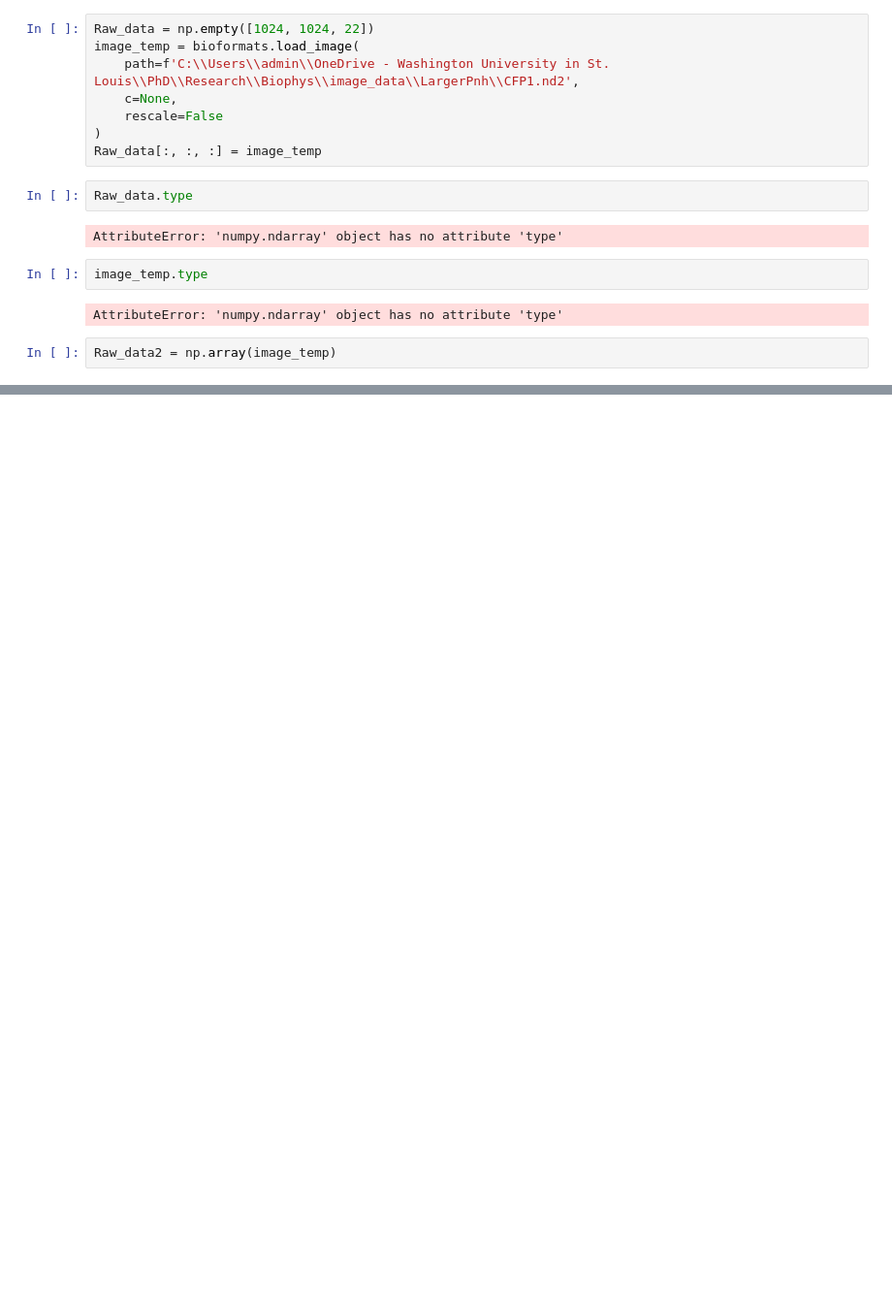
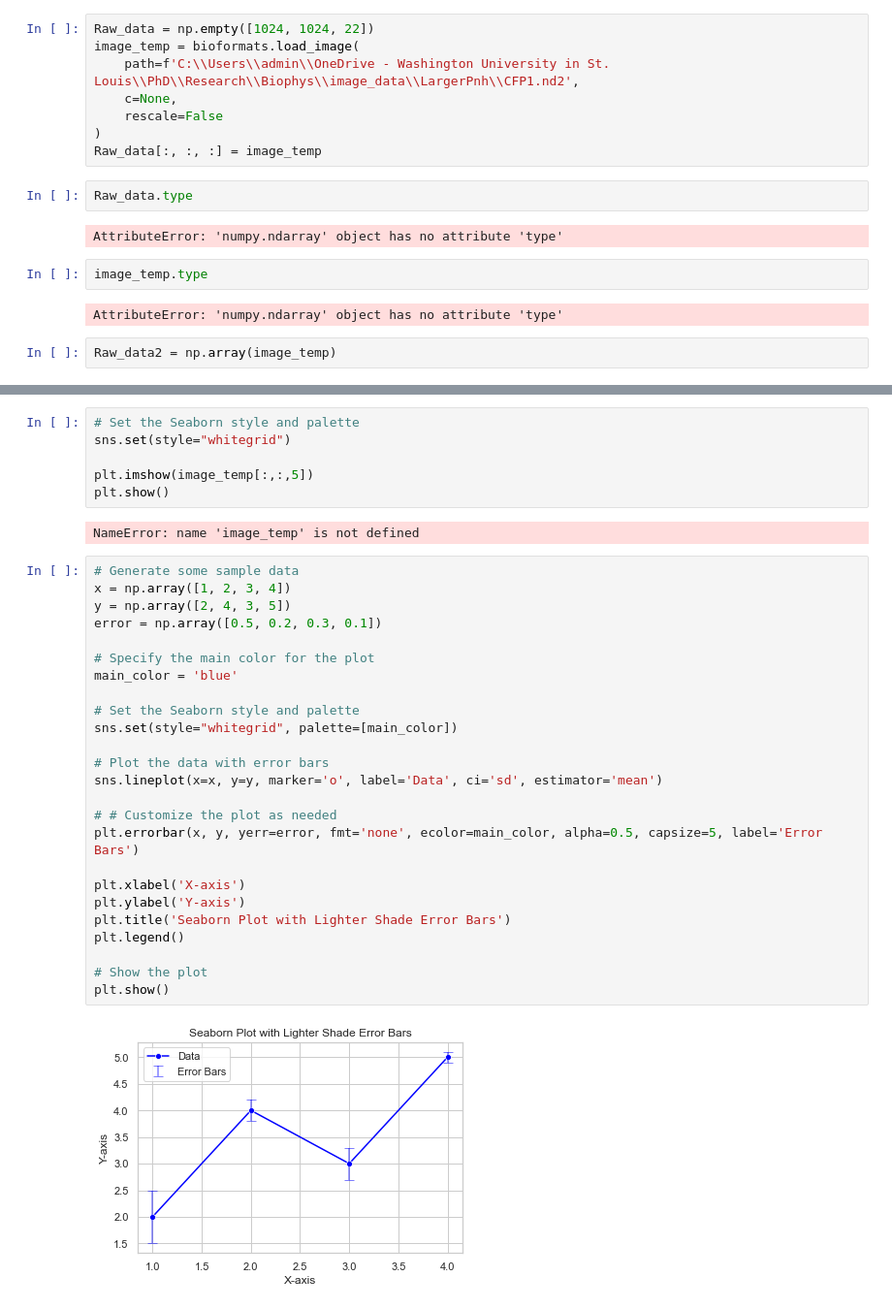
Before and after one commit to ajannamay/Spectral_imaging, a Jupyter notebook: Unmixing.ipynb, the cells around one changed output, grey strips where cells are left out. Shown at 97% size. Drawn from its saved outputs; the diff is of its cells as text; blank space fills up the shorter version.

```diff
--- a/Unmixing.ipynb
+++ b/Unmixing.ipynb
@@ -1249,0 +1259,35 @@ Raw_data2 = np.array(image_temp)
+# %%
+# Set the Seaborn style and palette
+sns.set(style="whitegrid")
+
+plt.imshow(image_temp[:,:,5])
+plt.show()
+# %% [output]
+NameError: name 'image_temp' is not defined
+# %%
+# Generate some sample data
+x = np.array([1, 2, 3, 4])
+y = np.array([2, 4, 3, 5])
+error = np.array([0.5, 0.2, 0.3, 0.1])
+
+# Specify the main color for the plot
+main_color = 'blue'
+
+# Set the Seaborn style and palette
+sns.set(style="whitegrid", palette=[main_color])
+
+# Plot the data with error bars
+sns.lineplot(x=x, y=y, marker='o', label='Data', ci='sd', estimator='mean')
+
+# # Customize the plot as needed
+plt.errorbar(x, y, yerr=error, fmt='none', ecolor=main_color, alpha=0.5, capsize=5, label='Error Bars')
+
+plt.xlabel('X-axis')
+plt.ylabel('Y-axis')
+plt.title('Seaborn Plot with Lighter Shade Error Bars')
+plt.legend()
+
+# Show the plot
+plt.show()
+# %% [output]
+[figure, added]
```
Also changed, not shown: parts of 2 cells of this notebook, 1 other file.
